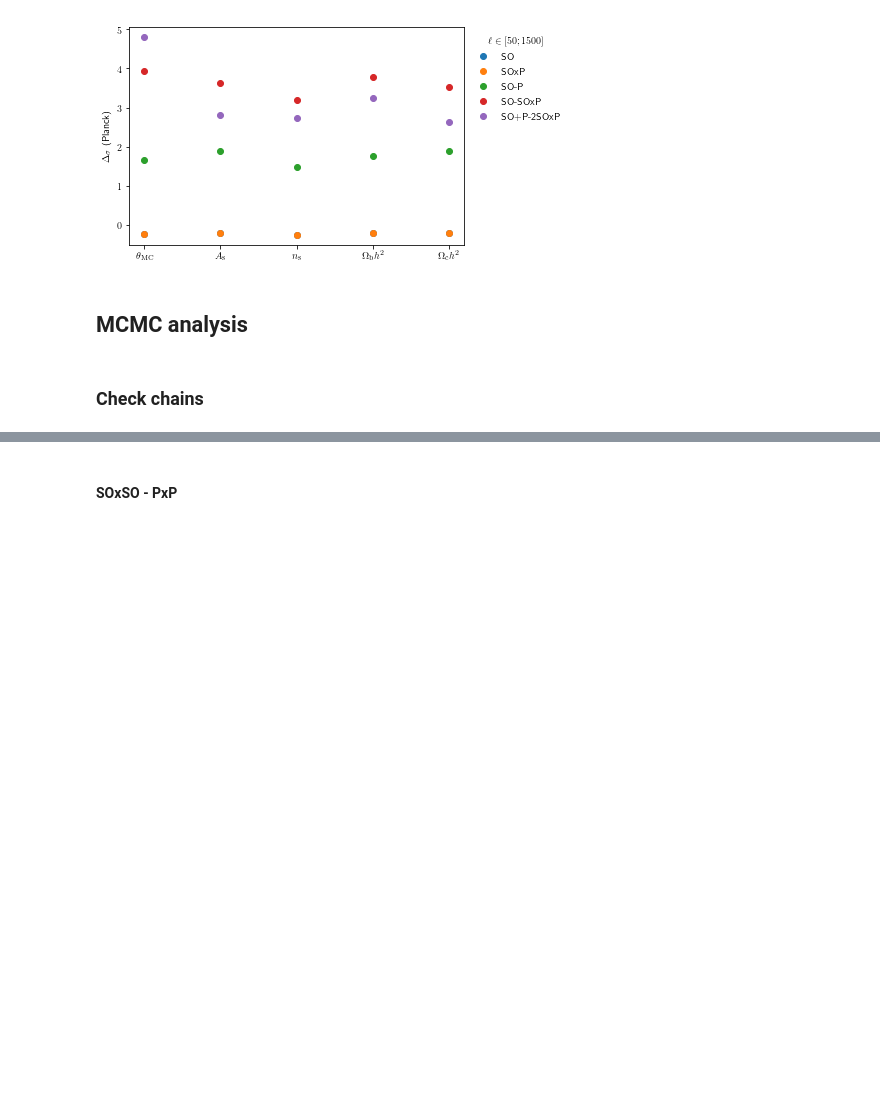
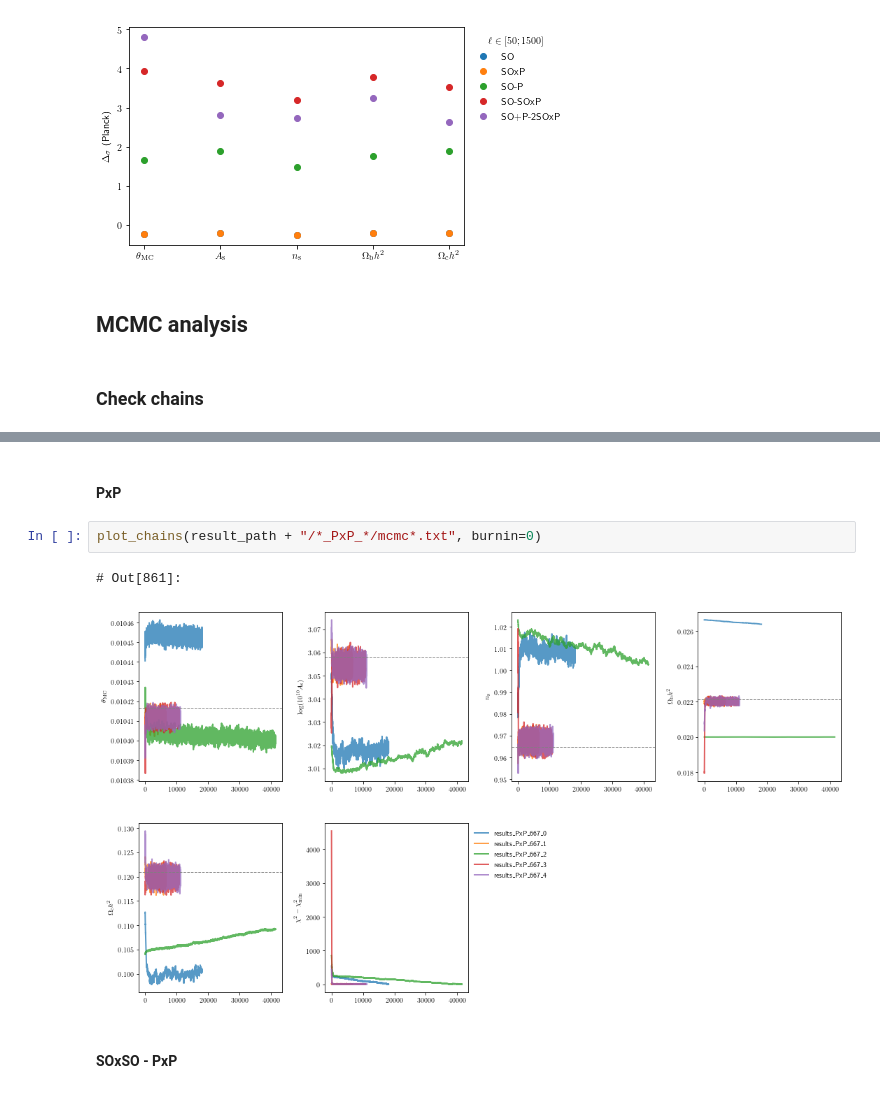
Before and after one commit to xgarrido/beyondCV, a Jupyter notebook: notebooks/beyondCV_analysis.ipynb, the cells around one changed output, grey strips where cells are left out. Saved outputs shown, nothing was run; the diff lists cells and outputs as text; blank space fills up the shorter version.

```diff
--- a/notebooks/beyondCV_analysis.ipynb
+++ b/notebooks/beyondCV_analysis.ipynb
@@ -282,3 +307,10 @@ def plot_chains(pattern, burnin=0):
+# %% [markdown]
+#### PxP
+# %%
+plot_chains(result_path + "/*_PxP_*/mcmc*.txt", burnin=0)
+# %% [output]
+# Out[861]:
+[figure, added]
 # %% [markdown]
 #### SOxSO - PxP
 # %%
```
Also changed, not shown: parts of 67 cells of this notebook, 1 other file.
